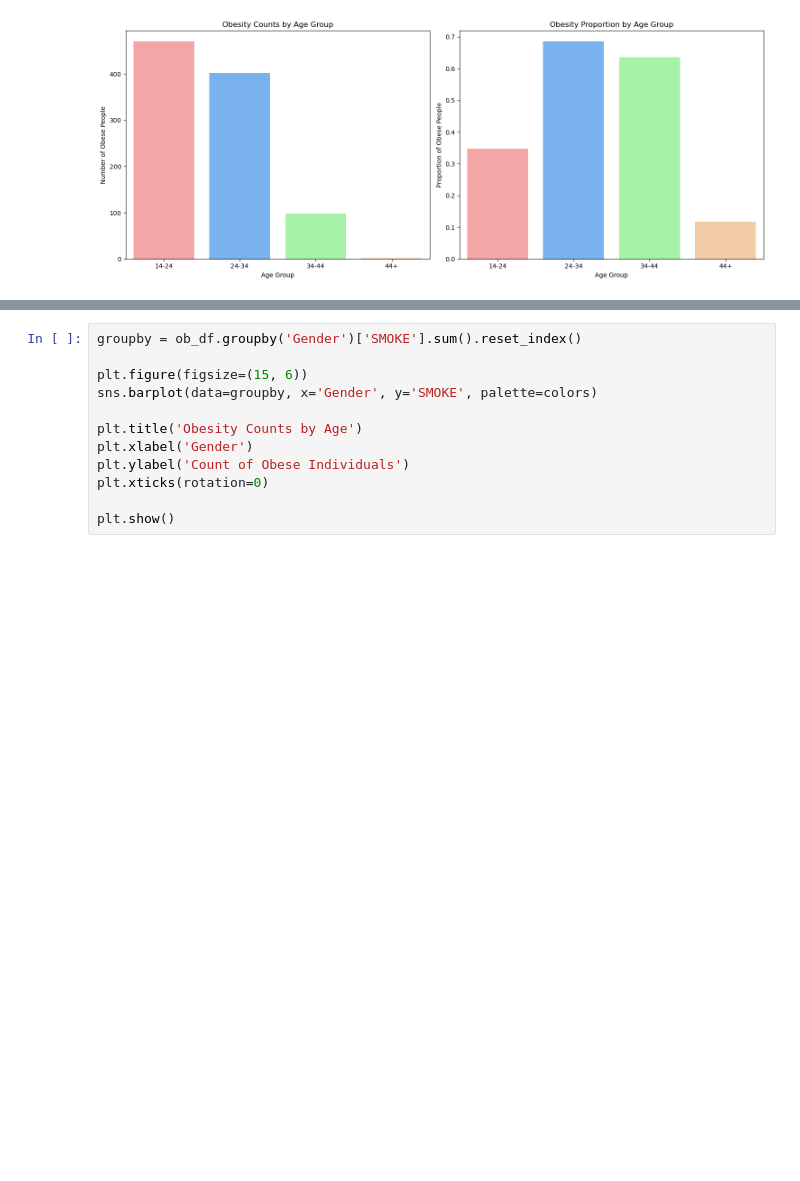
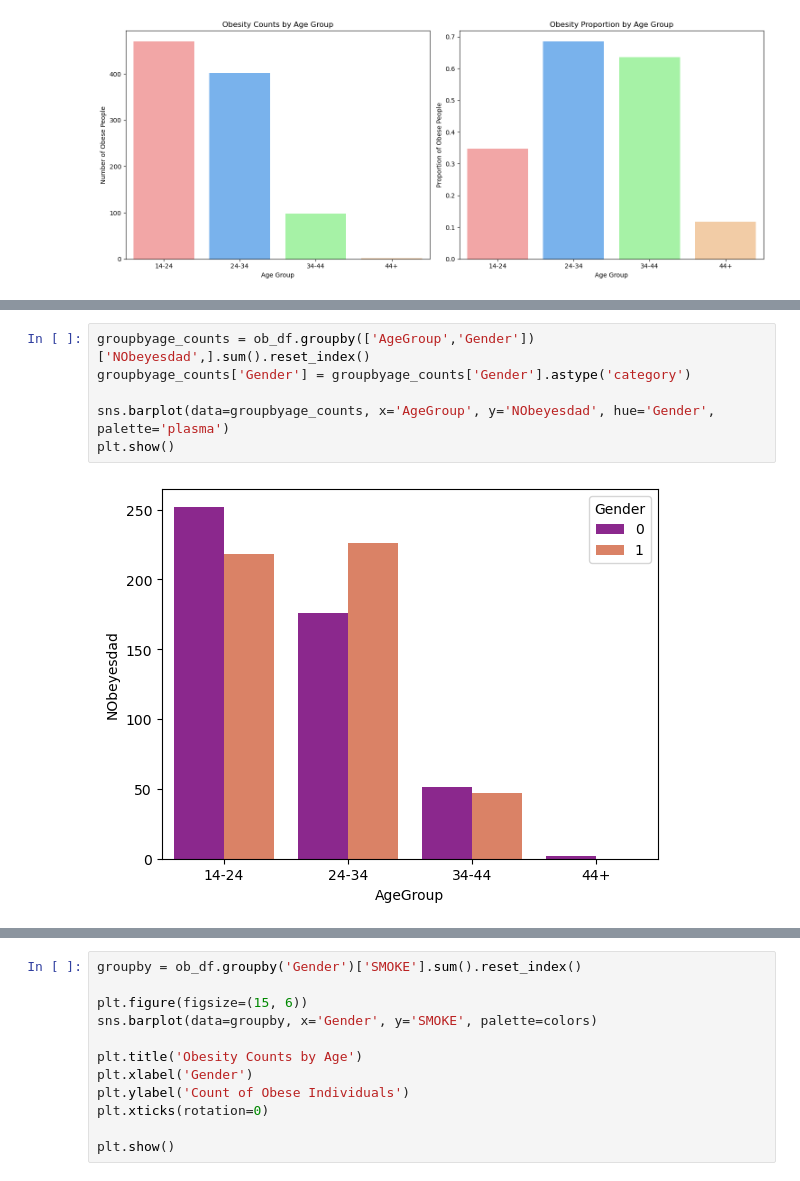
Before and after one commit to omeysi1/project1, a Jupyter notebook: project.ipynb, the cells around one changed output, grey strips where cells are left out. Cells and saved outputs as stored; diff of their text form; blank space fills up the shorter version.

```diff
--- a/project.ipynb
+++ b/project.ipynb
@@ -359,0 +373,8 @@ plt.show()
+# %%
+groupbyage_counts = ob_df.groupby(['AgeGroup','Gender'])['NObeyesdad',].sum().reset_index()
+groupbyage_counts['Gender'] = groupbyage_counts['Gender'].astype('category')
+
+sns.barplot(data=groupbyage_counts, x='AgeGroup', y='NObeyesdad', hue='Gender', palette='plasma')
+plt.show()
+# %% [output]
+[figure, added]
```
Also changed, not shown: parts of 28 cells of this notebook.
